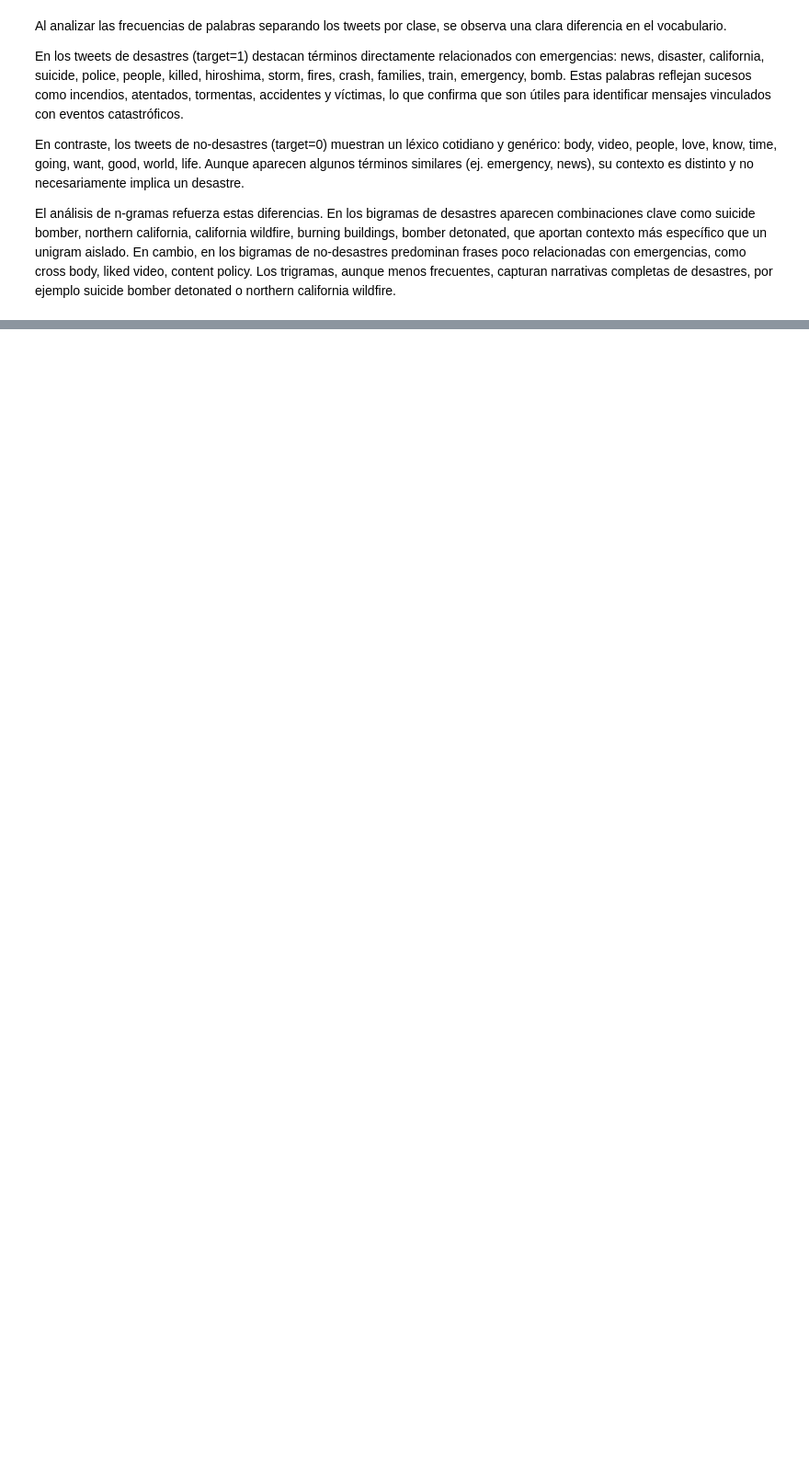
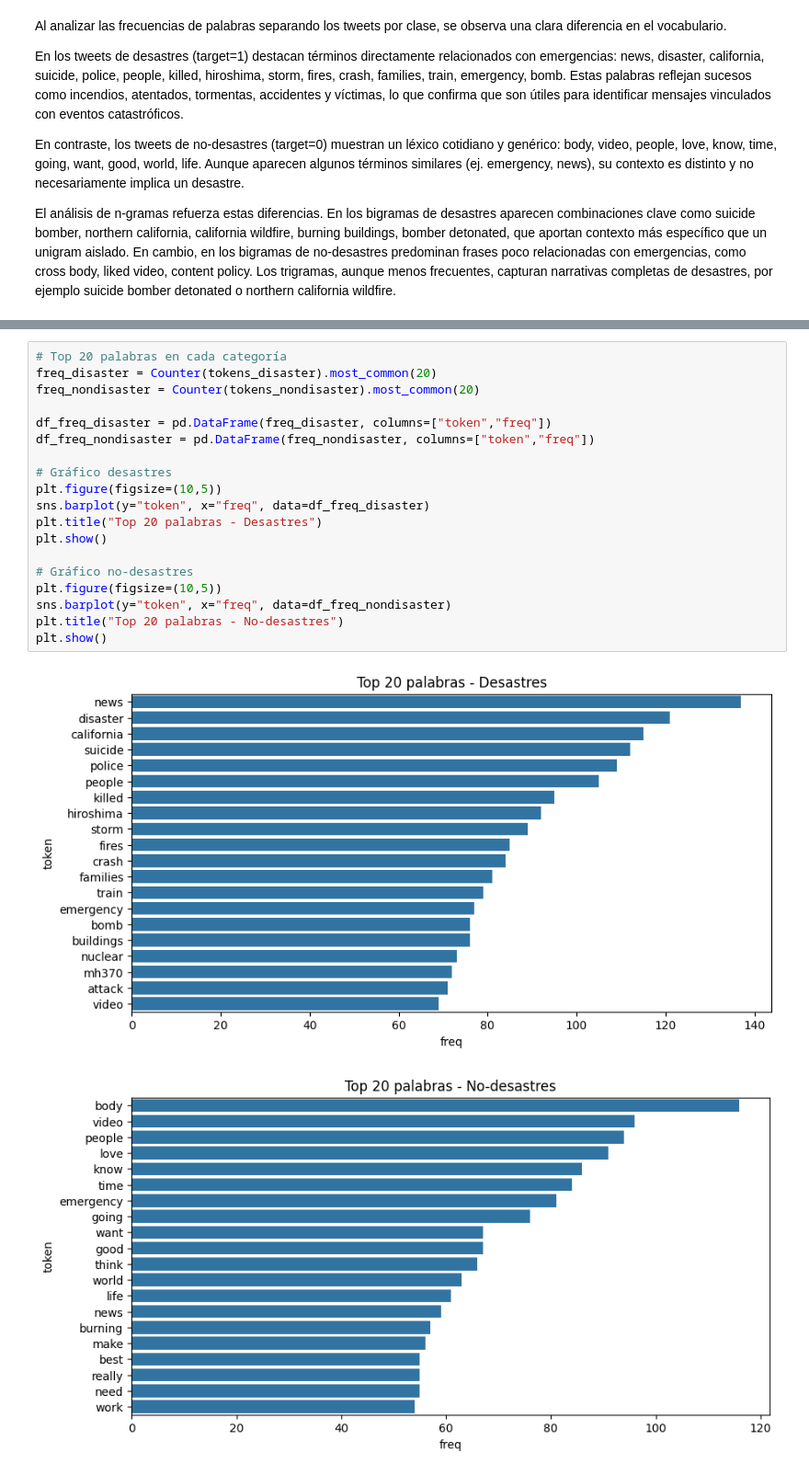
Before and after one commit to Saiyan-Javi/Lab5DS, a Jupyter notebook: Lab5DS.ipynb, the cells around one changed output, grey strips where cells are left out. Shown: that part at 92% size. Cells and saved outputs as stored; diff of their text form; blank space fills up the shorter version.

```diff
--- a/Lab5DS.ipynb
+++ b/Lab5DS.ipynb
@@ -380,0 +433,22 @@ El análisis de n-gramas refuerza estas diferencias. En los bigramas de desastre
+# %%
+# Top 20 palabras en cada categoría
+freq_disaster = Counter(tokens_disaster).most_common(20)
+freq_nondisaster = Counter(tokens_nondisaster).most_common(20)
+
+df_freq_disaster = pd.DataFrame(freq_disaster, columns=["token","freq"])
+df_freq_nondisaster = pd.DataFrame(freq_nondisaster, columns=["token","freq"])
+
+# Gráfico desastres
+plt.figure(figsize=(10,5))
+sns.barplot(y="token", x="freq", data=df_freq_disaster)
+plt.title("Top 20 palabras - Desastres")
+plt.show()
+
+# Gráfico no-desastres
+plt.figure(figsize=(10,5))
+sns.barplot(y="token", x="freq", data=df_freq_nondisaster)
+plt.title("Top 20 palabras - No-desastres")
+plt.show()
+# %% [output]
+[figure, added]
+[figure, added]
```
Also changed, not shown: parts of 16 cells of this notebook.
